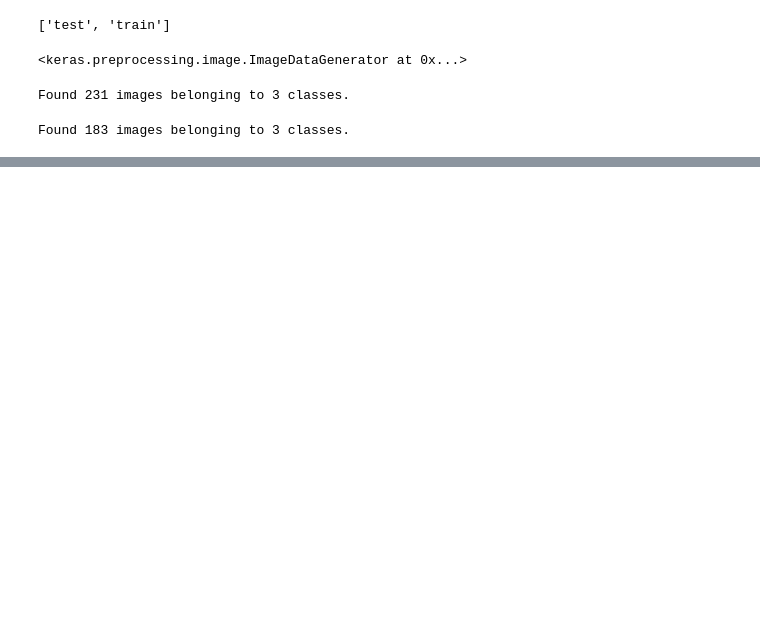
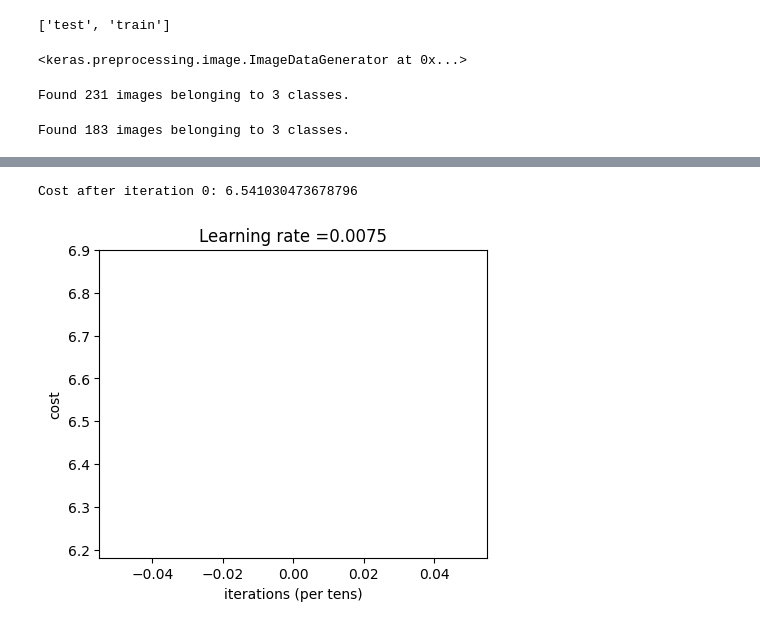
Before and after one commit to ahmadalfrehan/basic-deep-learning-implementation, a Jupyter notebook: W4A2/trying.ipynb, the cells around one changed output, grey strips where cells are left out. Saved outputs shown, nothing was run; the diff lists cells and outputs as text; code cells hidden in the pictures; blank space fills up the shorter version.

```diff
--- a/W4A2/trying.ipynb
+++ b/W4A2/trying.ipynb
@@ -193,0 +343,5 @@ Cost after first iteration: 0.6931441732201832
+# %%
+parameters, costs = L_layer_model(train_x, train_y, layers_dims, num_iterations = 1, print_cost = True)
+# %% [output]
+Cost after iteration 0: 6.541030473678796
+[figure, added]
```
Also changed, not shown: parts of 38 cells of this notebook, 4 other files.
